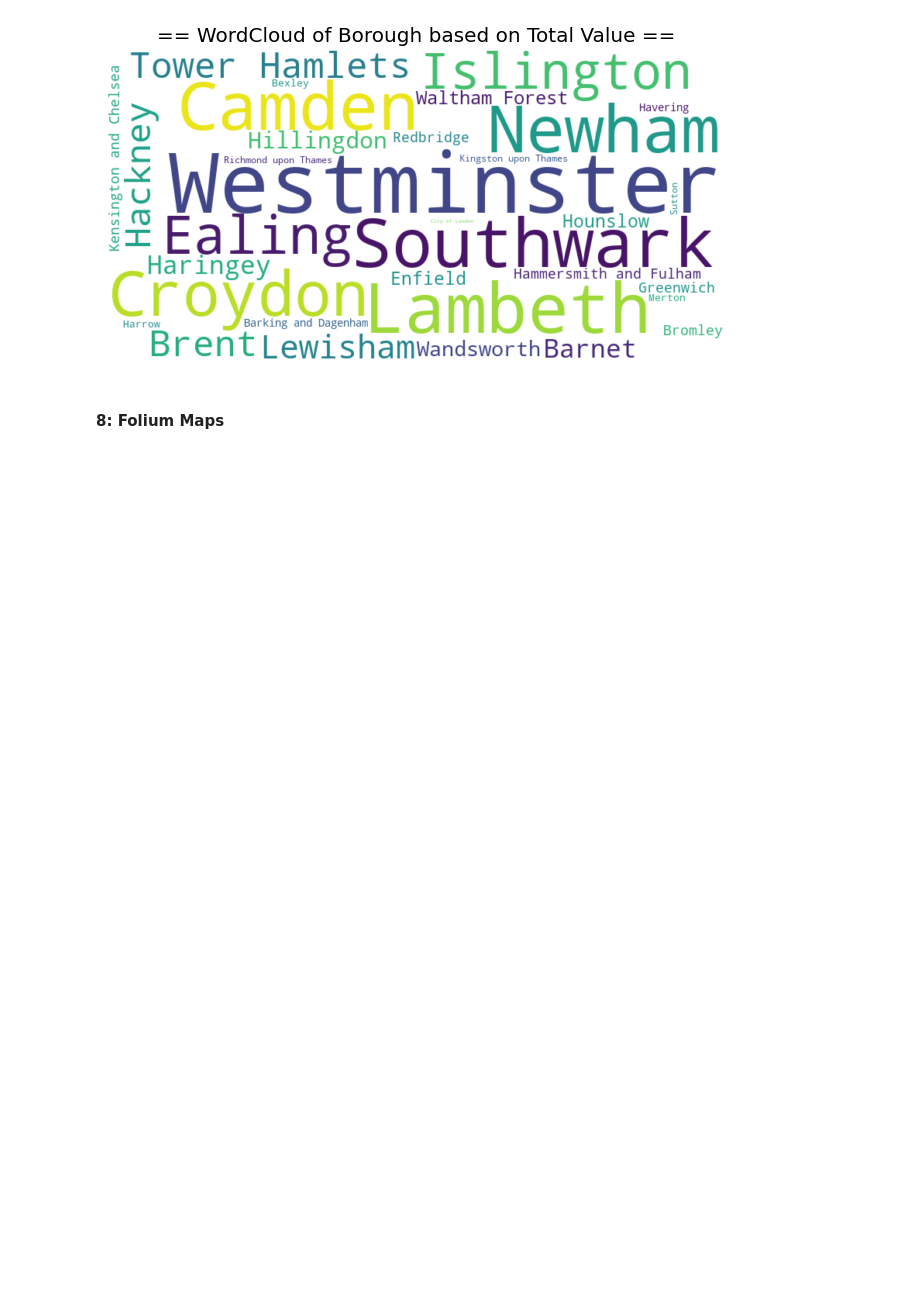
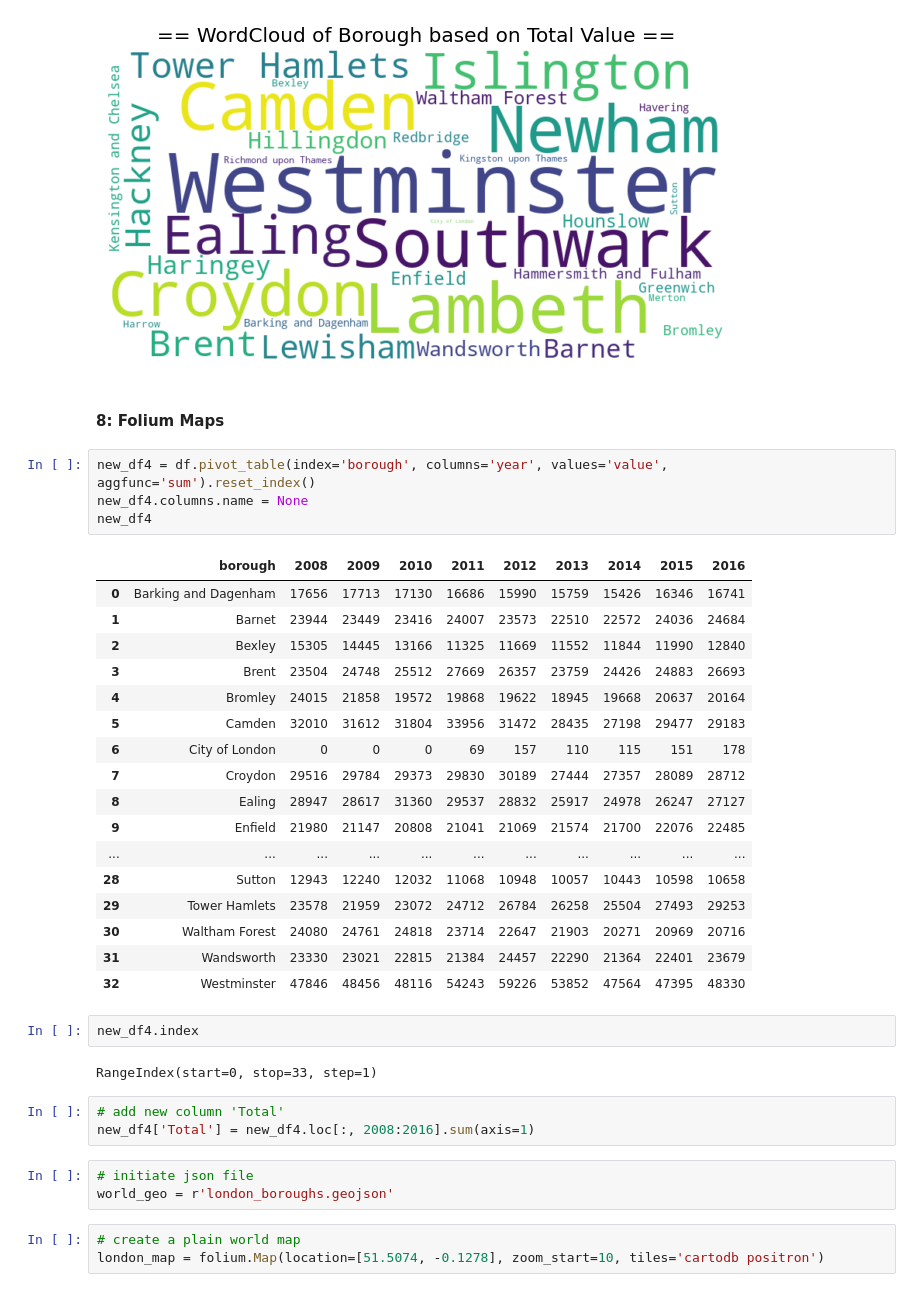
Before and after one commit to fwaafnn/Assigment1_DataVisualization, a Jupyter notebook: PYTN_Assg_1_5_AfwaAfini.ipynb, the cells around one changed output. Drawn from its saved outputs; the diff is of its cells as text; blank space fills up the shorter version.

```diff
--- a/PYTN_Assg_1_5_AfwaAfini.ipynb
+++ b/PYTN_Assg_1_5_AfwaAfini.ipynb
@@ -506,3 +513,38 @@ plt.show()
 [figure]
 # %% [markdown]
 #### 8: Folium Maps
+# %%
+new_df4 = df.pivot_table(index='borough', columns='year', values='value', aggfunc='sum').reset_index()
+new_df4.columns.name = None
+new_df4
+# %% [output]
+|  | borough | 2008 | 2009 | 2010 | 2011 | 2012 | 2013 | 2014 | 2015 | 2016 |
+| 0 | Barking and Dagenham | 17656 | 17713 | 17130 | 16686 | 15990 | 15759 | 15426 | 16346 | 16741 |
+| 1 | Barnet | 23944 | 23449 | 23416 | 24007 | 23573 | 22510 | 22572 | 24036 | 24684 |
+| 2 | Bexley | 15305 | 14445 | 13166 | 11325 | 11669 | 11552 | 11844 | 11990 | 12840 |
+| 3 | Brent | 23504 | 24748 | 25512 | 27669 | 26357 | 23759 | 24426 | 24883 | 26693 |
+| 4 | Bromley | 24015 | 21858 | 19572 | 19868 | 19622 | 18945 | 19668 | 20637 | 20164 |
+| 5 | Camden | 32010 | 31612 | 31804 | 33956 | 31472 | 28435 | 27198 | 29477 | 29183 |
+| 6 | City of London | 0 | 0 | 0 | 69 | 157 | 110 | 115 | 151 | 178 |
+| 7 | Croydon | 29516 | 29784 | 29373 | 29830 | 30189 | 27444 | 27357 | 28089 | 28712 |
+| 8 | Ealing | 28947 | 28617 | 31360 | 29537 | 28832 | 25917 | 24978 | 26247 | 27127 |
+| 9 | Enfield | 21980 | 21147 | 20808 | 21041 | 21069 | 21574 | 21700 | 22076 | 22485 |
+| ... | ... | ... | ... | ... | ... | ... | ... | ... | ... | ... |
+| 28 | Sutton | 12943 | 12240 | 12032 | 11068 | 10948 | 10057 | 10443 | 10598 | 10658 |
+| 29 | Tower Hamlets | 23578 | 21959 | 23072 | 24712 | 26784 | 26258 | 25504 | 27493 | 29253 |
+| 30 | Waltham Forest | 24080 | 24761 | 24818 | 23714 | 22647 | 21903 | 20271 | 20969 | 20716 |
+| 31 | Wandsworth | 23330 | 23021 | 22815 | 21384 | 24457 | 22290 | 21364 | 22401 | 23679 |
+| 32 | Westminster | 47846 | 48456 | 48116 | 54243 | 59226 | 53852 | 47564 | 47395 | 48330 |
+# %%
+new_df4.index
+# %% [output]
+RangeIndex(start=0, stop=33, step=1)
+# %%
+# add new column 'Total'
+new_df4['Total'] = new_df4.loc[:, 2008:2016].sum(axis=1)
+# %%
+# initiate json file
+world_geo = r'london_boroughs.geojson'
+# %%
+# create a plain world map
+london_map = folium.Map(location=[51.5074, -0.1278], zoom_start=10, tiles='cartodb positron')
```
Also changed, not shown: parts of 7 cells of this notebook, 1 other file.
